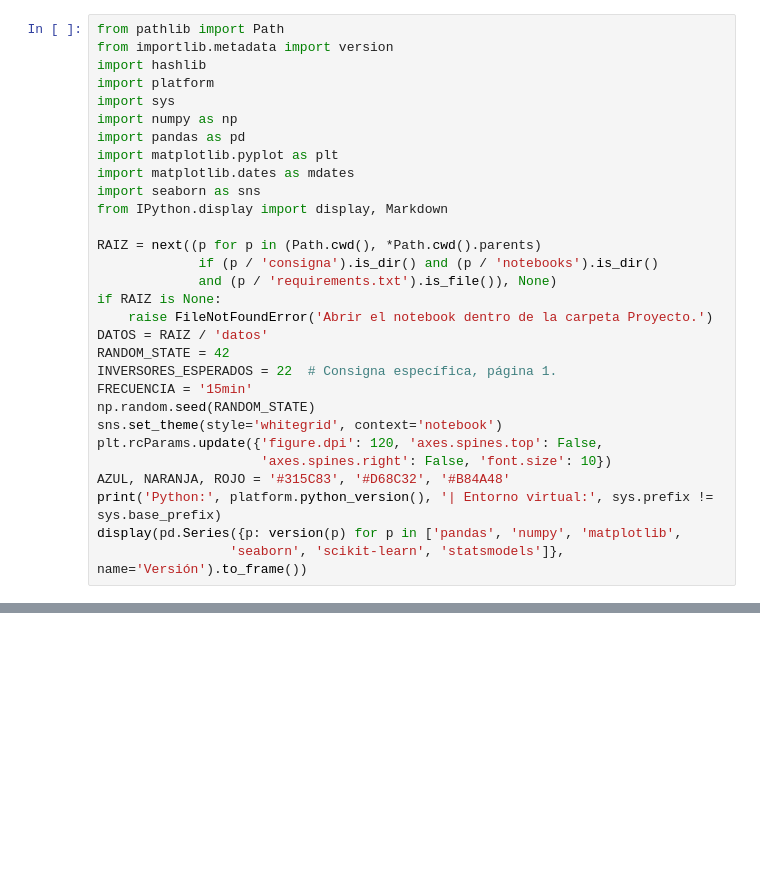
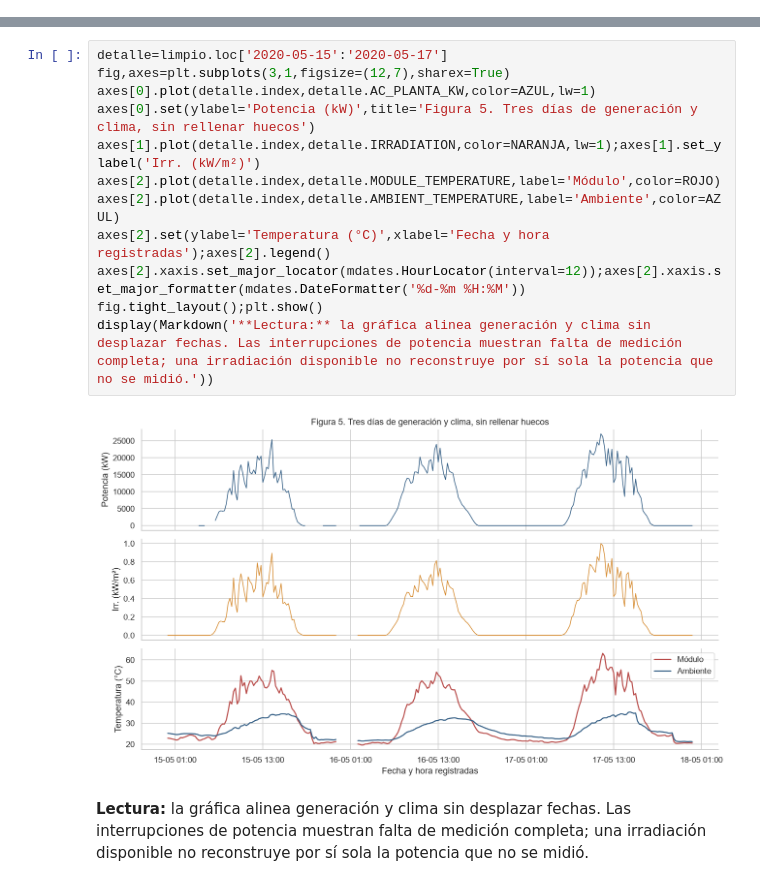
Before and after one commit to MekiahxAndres/proyecto3-solar-planta1, a Jupyter notebook: notebooks/Proyecto3_Planta1.ipynb, the cells around one changed output, grey strips where cells are left out. Saved outputs shown, nothing was run; the diff lists cells and outputs as text; blank space fills up the shorter version.

Commit message:
Integrar clima, distinguir ceros y validar modelos sin fuga temporal

```diff
--- a/notebooks/Proyecto3_Planta1.ipynb
+++ b/notebooks/Proyecto3_Planta1.ipynb
@@ -29,30 +0,0 @@ Abrir este notebook con el Python de `.venv` y ejecutar todas las celdas. Las ru
-# %%
-from pathlib import Path
-from importlib.metadata import version
-import hashlib
-import platform
-import sys
-import numpy as np
-import pandas as pd
-import matplotlib.pyplot as plt
-import matplotlib.dates as mdates
-import seaborn as sns
-from IPython.display import display, Markdown
-
-RAIZ = next((p for p in (Path.cwd(), *Path.cwd().parents)
-             if (p / 'consigna').is_dir() and (p / 'notebooks').is_dir()
-             and (p / 'requirements.txt').is_file()), None)
-if RAIZ is None:
-    raise FileNotFoundError('Abrir el notebook dentro de la carpeta Proyecto.')
-DATOS = RAIZ / 'datos'
-RANDOM_STATE = 42
-INVERSORES_ESPERADOS = 22  # Consigna específica, página 1.
-FRECUENCIA = '15min'
-np.random.seed(RANDOM_STATE)
-sns.set_theme(style='whitegrid', context='notebook')
-plt.rcParams.update({'figure.dpi': 120, 'axes.spines.top': False,
-                     'axes.spines.right': False, 'font.size': 10})
-AZUL, NARANJA, ROJO = '#315C83', '#D68C32', '#B84A48'
-print('Python:', platform.python_version(), '| Entorno virtual:', sys.prefix != sys.base_prefix)
-display(pd.Series({p: version(p) for p in ['pandas', 'numpy', 'matplotlib',
-                 'seaborn', 'scikit-learn', 'statsmodels']}, name='Versión').to_frame())
@@ -792,0 +412,15 @@ Repositorio privado: [MekiahxAndres/proyecto3-solar-planta1](https://github.com/
+# %%
+detalle=limpio.loc['2020-05-15':'2020-05-17']
+fig,axes=plt.subplots(3,1,figsize=(12,7),sharex=True)
+axes[0].plot(detalle.index,detalle.AC_PLANTA_KW,color=AZUL,lw=1)
+axes[0].set(ylabel='Potencia (kW)',title='Figura 5. Tres días de generación y clima, sin rellenar huecos')
+axes[1].plot(detalle.index,detalle.IRRADIATION,color=NARANJA,lw=1);axes[1].set_ylabel('Irr. (kW/m²)')
+axes[2].plot(detalle.index,detalle.MODULE_TEMPERATURE,label='Módulo',color=ROJO)
+axes[2].plot(detalle.index,detalle.AMBIENT_TEMPERATURE,label='Ambiente',color=AZUL)
+axes[2].set(ylabel='Temperatura (°C)',xlabel='Fecha y hora registradas');axes[2].legend()
+axes[2].xaxis.set_major_locator(mdates.HourLocator(interval=12));axes[2].xaxis.set_major_formatter(mdates.DateFormatter('%d-%m %H:%M'))
+fig.tight_layout();plt.show()
+display(Markdown('**Lectura:** la gráfica alinea generación y clima sin desplazar fechas. Las interrupciones de potencia muestran falta de medición completa; una irradiación disponible no reconstruye por sí sola la potencia que no se midió.'))
+# %% [output]
+[figure, added]
+**Lectura:** la gráfica alinea generación y clima sin desplazar fechas. Las interrupciones de potencia muestran falta de medición completa; una irradiación disponible no reconstruye por sí sola la potencia que no se midió.
```
Also changed, not shown: parts of 65 cells of this notebook, 2 other files.
